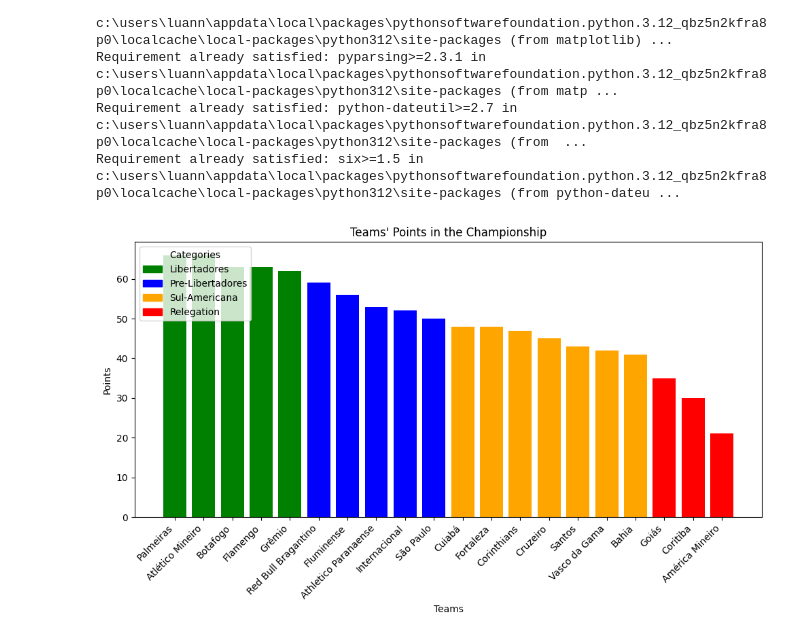
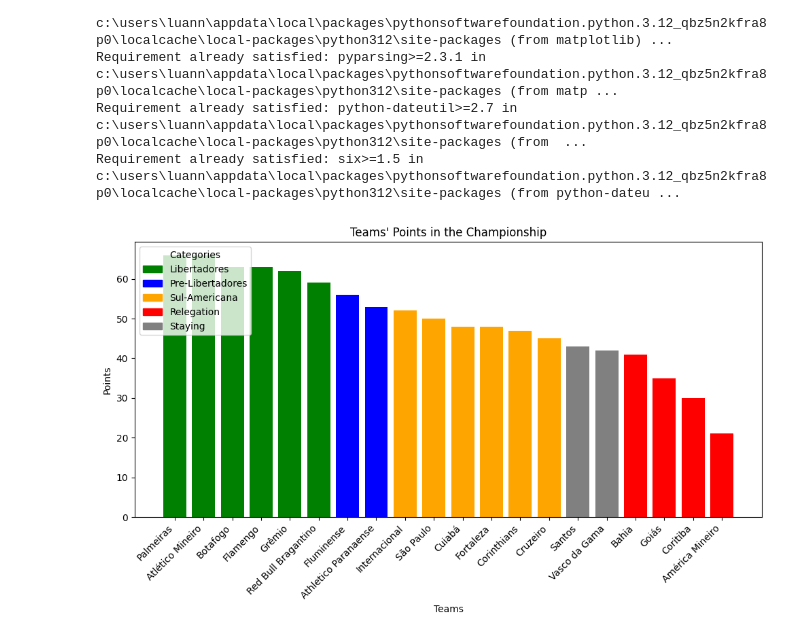
Before and after one commit to Luann8/Hastag-brazilian-championship-predictions-python-modified-with-chart, a Jupyter notebook: 11-23 - Predictions.ipynb, the cells around one changed output. Cells and saved outputs as stored; diff of their text form; code cells hidden in the pictures.

```diff
--- a/11-23 - Predictions.ipynb
+++ b/11-23 - Predictions.ipynb
@@ -346,36 +346,40 @@ data = {
              'Vasco da Gama', 'Bahia', 'Goiás', 'Coritiba', 'América Mineiro'],
     'Points': [66, 66, 63, 63, 62, 59, 56, 53, 52, 50, 48, 48, 47, 45, 43, 42, 41, 35, 30, 21],
 }
 
 df = pd.DataFrame(data)
 
 # Adding a column for the category
 df['Category'] = 'Relegation'
-df.loc[df['Points'] >= 60, 'Category'] = 'Libertadores'
-df.loc[(df['Points'] >= 50) & (df['Points'] < 60), 'Category'] = 'Pre-Libertadores'
-df.loc[(df['Points'] >= 40) & (df['Points'] < 50), 'Category'] = 'Sul-Americana'
+df.loc[df['Points'] >= 59, 'Category'] = 'Libertadores'
+df.loc[(df['Points'] >= 53) & (df['Points'] < 59), 'Category'] = 'Pre-Libertadores'
+df.loc[(df['Points'] >= 44) & (df['Points'] < 53), 'Category'] = 'Sul-Americana'
+
+# Identify the two teams staying in the tournament before relegation
+teams_staying = ['Santos', 'Vasco da Gama']  # Corrected teams
+df.loc[df['team'].isin(teams_staying), 'Category'] = 'Staying'
 
 # Sorting the DataFrame by points (Pts) in descending order
 df = df.sort_values(by='Points', ascending=False)
 
 # Mapping colors to each category
-colors = {'Libertadores': 'green', 'Pre-Libertadores': 'blue', 'Sul-Americana': 'orange', 'Relegation': 'red'}
+colors = {'Libertadores': 'green', 'Pre-Libertadores': 'blue', 'Sul-Americana': 'orange', 'Relegation': 'red', 'Staying': 'gray'}
 df['Color'] = df['Category'].map(colors)
 
 # Creating a colored bar chart with legend
 plt.figure(figsize=(10, 6))
 bars = plt.bar(df['team'], df['Points'], color=df['Color'])
 plt.xlabel('Teams')
 plt.ylabel('Points')
 plt.title('Teams\' Points in the Championship')
 plt.xticks(rotation=45, ha='right')  # Rotating team names for better visibility
 
 # Adding legend
-legend_labels = {'Libertadores': 'Libertadores', 'Pre-Libertadores': 'Pre-Libertadores', 'Sul-Americana': 'Sul-Americana', 'Relegation': 'Relegation'}
+legend_labels = {'Libertadores': 'Libertadores', 'Pre-Libertadores': 'Pre-Libertadores', 'Sul-Americana': 'Sul-Americana', 'Relegation': 'Relegation', 'Staying': 'Staying'}
 legend_handles = [plt.Rectangle((0,0),1,1, color=colors[label]) for label in legend_labels.keys()]
 plt.legend(legend_handles, legend_labels.values(), loc='upper left', title='Categories')
 
 plt.tight_layout()  # Adjusting layout to avoid label overlap
 plt.show()
 # %% [output]
-[figure, old version]
+[figure, new version]
```
